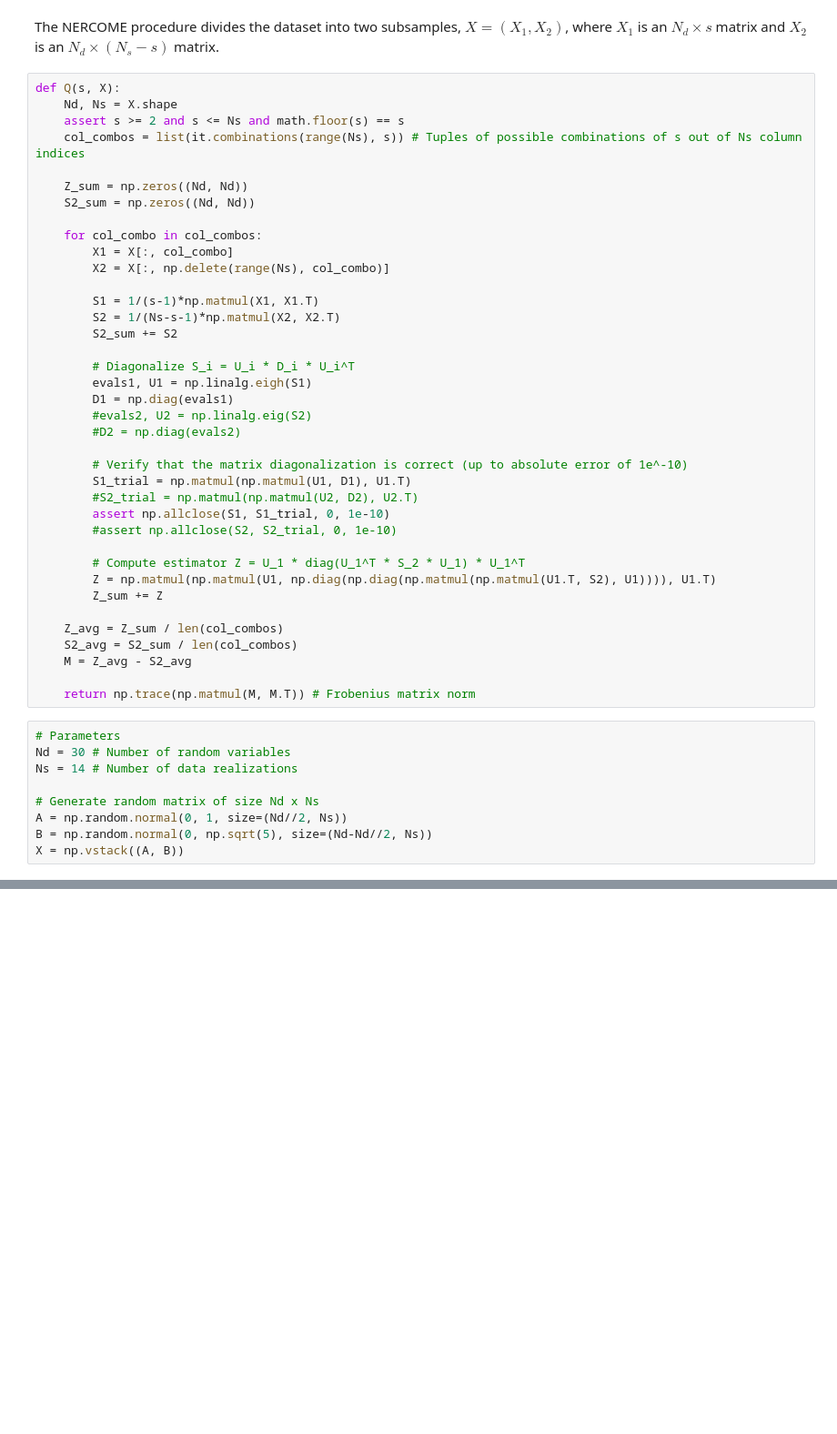
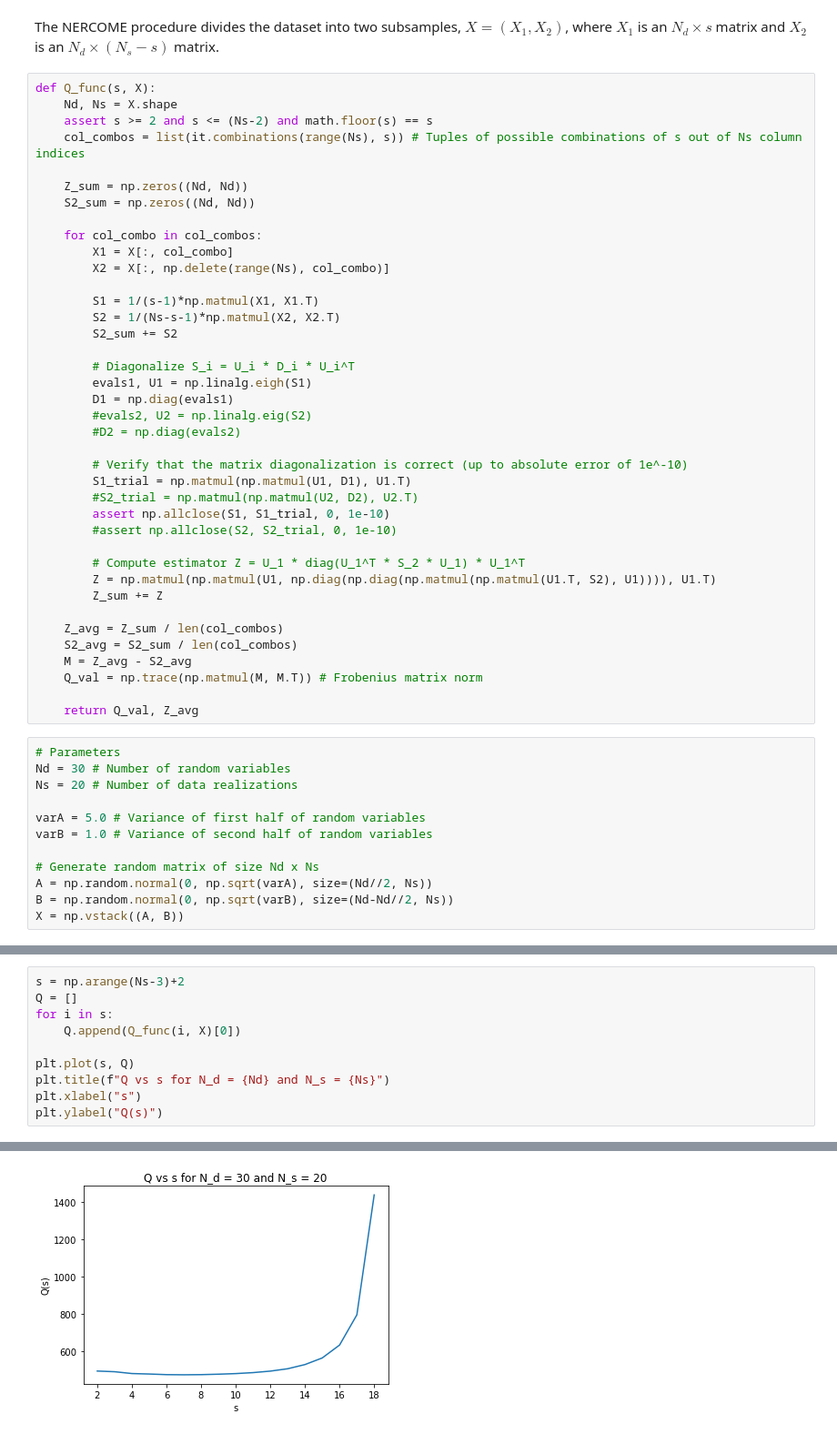
Before and after one commit to marnixlooijmans/shrinkage-estimation-toy-examples, a Jupyter notebook: NERCOME.ipynb, the cells around one changed output, grey strips where cells are left out. Shown at 91% size. Drawn from its saved outputs; the diff is of its cells as text; blank space fills up the shorter version.

```diff
--- a/NERCOME.ipynb
+++ b/NERCOME.ipynb
@@ -42,9 +52,9 @@ print(CovM)
 # %% [markdown]
 The NERCOME procedure divides the dataset into two subsamples, $X = (X_1, X_2)$, where $X_1$ is an $N_d \times s$ matrix and $X_2$ is an $N_d \times (N_s - s)$ matrix.
 # %%
-def Q(s, X):
+def Q_func(s, X):
     Nd, Ns = X.shape
-    assert s >= 2 and s <= Ns and math.floor(s) == s
+    assert s >= 2 and s <= (Ns-2) and math.floor(s) == s
     col_combos = list(it.combinations(range(Ns), s)) # Tuples of possible combinations of s out of Ns column indices
 
     Z_sum = np.zeros((Nd, Nd))
@@ -77,14 +87,18 @@ def Q(s, X):
     Z_avg = Z_sum / len(col_combos)
     S2_avg = S2_sum / len(col_combos)
     M = Z_avg - S2_avg
+    Q_val = np.trace(np.matmul(M, M.T)) # Frobenius matrix norm
 
-    return np.trace(np.matmul(M, M.T)) # Frobenius matrix norm
+    return Q_val, Z_avg
 # %%
 # Parameters
 Nd = 30 # Number of random variables
-Ns = 14 # Number of data realizations
+Ns = 20 # Number of data realizations
+
+varA = 5.0 # Variance of first half of random variables
+varB = 1.0 # Variance of second half of random variables
 
 # Generate random matrix of size Nd x Ns
-A = np.random.normal(0, 1, size=(Nd//2, Ns))
-B = np.random.normal(0, np.sqrt(5), size=(Nd-Nd//2, Ns))
+A = np.random.normal(0, np.sqrt(varA), size=(Nd//2, Ns))
+B = np.random.normal(0, np.sqrt(varB), size=(Nd-Nd//2, Ns))
 X = np.vstack((A, B))
@@ -93,0 +105,11 @@ print(Q(s, X))
+# %%
+s = np.arange(Ns-3)+2
+Q = []
+for i in s:
+    Q.append(Q_func(i, X)[0])
+
+plt.plot(s, Q)
+plt.title(f"Q vs s for N_d = {Nd} and N_s = {Ns}")
+plt.xlabel("s")
+plt.ylabel("Q(s)")
+# %% [output]
@@ -93,0 +117 @@ print(Q(s, X))
+[figure, added]
```
Also changed, not shown: parts of 7 cells of this notebook.
